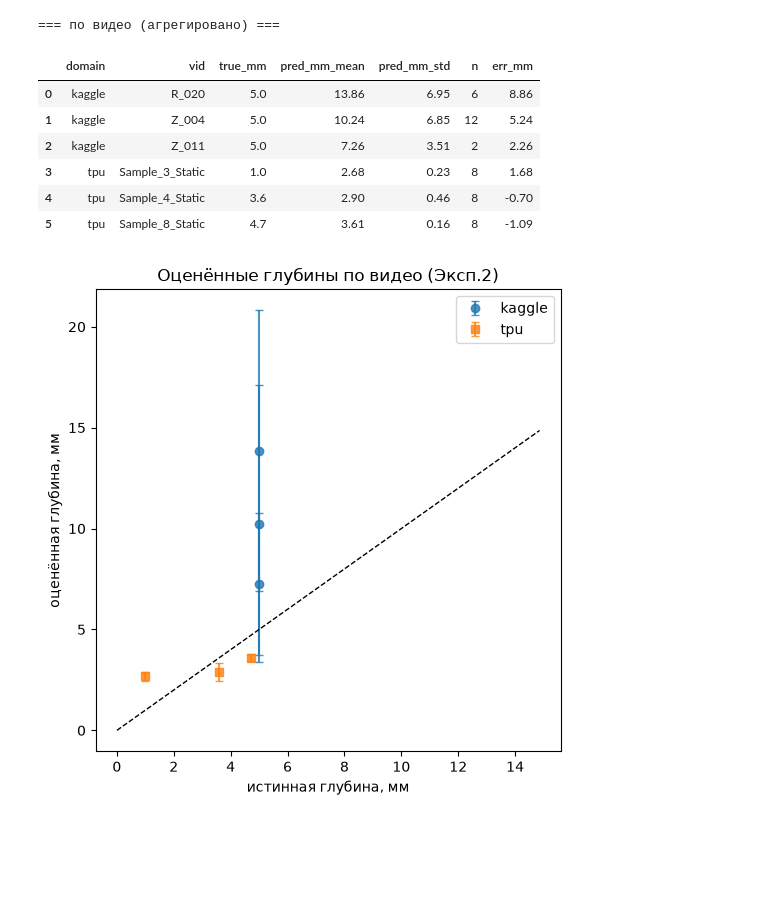
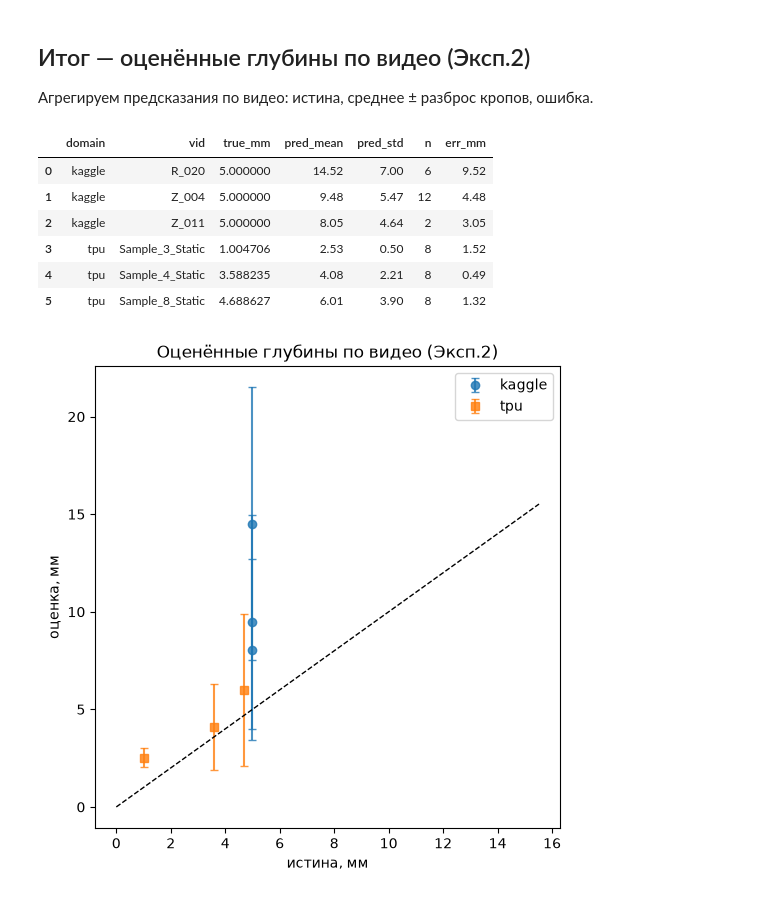
Before and after one commit to tomatoCoderq/thermal-control-ya-project, a Jupyter notebook: experiments/notebooks/regression_experiments.ipynb, the cells around one changed output. Saved outputs shown, nothing was run; the diff lists cells and outputs as text; code cells hidden in the pictures; blank space fills up the shorter version.

```diff
--- a/experiments/notebooks/regression_experiments.ipynb
+++ b/experiments/notebooks/regression_experiments.ipynb
@@ -381,10 +513,9 @@ grid_df = pd.DataFrame(grid_rows)
-# %%
-# сводка: по конфигу и домену (ключевые метрики)
-tbl = (grid_df.set_index(["model","mode","epochs","domain"])
-              [["mae_mm","rmse_mm","r2"]])
-tbl
 # %%
 # лучшие по tpu MAE (основная метрика на непокрытом диапазоне)
-(grid_df[grid_df.domain=="tpu"]
-   .sort_values("mae_mm")[["model","mode","epochs","mae_mm","rmse_mm"]]
-   .reset_index(drop=True))
+best = (grid_df[grid_df.domain == "tpu"].sort_values("mae_mm")
+        [["model", "mode", "epochs", "mae_mm", "rmse_mm"]].reset_index(drop=True))
+display(best)
+fig, ax = plt.subplots(figsize=(8, 3))
+lbl = grid_df[grid_df.domain == "tpu"].assign(cfg=lambda d: d.model + "|" + d.mode + "|" + d.epochs.astype(str))
+ax.bar(lbl.cfg, lbl.mae_mm, alpha=.7); ax.set_ylabel("tpu MAE, мм")
+ax.tick_params(axis="x", rotation=60); ax.set_title("Сетка — tpu MAE по конфигу"); plt.show()
@@ -463,35 +553,32 @@ df
-# %%
-# агрегировано по видео: истина, среднее предсказание, разброс, ошибка
-g = (df.groupby(["domain","vid"])
-       .agg(true_mm=("true_mm","first"),
-            pred_mm_mean=("pred_mm","mean"),
-            pred_mm_std=("pred_mm","std"),
-            n=("pred_mm","size"))
-       .reset_index())
-g["pred_mm_mean"] = g.pred_mm_mean.round(2)
-g["pred_mm_std"]  = g.pred_mm_std.round(2)
-g["err_mm"]       = (g.pred_mm_mean - g.true_mm).round(2)
-print("=== по видео (агрегировано) ===")
-g.sort_values(["domain","true_mm"])
-# %% [output]
-=== по видео (агрегировано) ===
-|  | domain | vid | true_mm | pred_mm_mean | pred_mm_std | n | err_mm |
-| 0 | kaggle | R_020 | 5.0 | 13.86 | 6.95 | 6 | 8.86 |
-| 1 | kaggle | Z_004 | 5.0 | 10.24 | 6.85 | 12 | 5.24 |
-| 2 | kaggle | Z_011 | 5.0 | 7.26 | 3.51 | 2 | 2.26 |
-| 3 | tpu | Sample_3_Static | 1.0 | 2.68 | 0.23 | 8 | 1.68 |
-| 4 | tpu | Sample_4_Static | 3.6 | 2.90 | 0.46 | 8 | -0.70 |
-| 5 | tpu | Sample_8_Static | 4.7 | 3.61 | 0.16 | 8 | -1.09 |
+# %% [markdown]
+## Итог — оценённые глубины по видео (Эксп.2)
+
+Агрегируем предсказания по видео: истина, среднее ± разброс кропов, ошибка.
 # %%
-# истина vs предсказание по видео
-fig, ax = plt.subplots(figsize=(6,6))
-for d, mk in [("kaggle","o"), ("tpu","s")]:
-    s = g[g.domain==d]
-    ax.errorbar(s.true_mm, s.pred_mm_mean, yerr=s.pred_mm_std, fmt=mk,
-                capsize=3, label=d, alpha=.8)
-lo, hi = 0, max(g.true_mm.max(), g.pred_mm_mean.max())+1
-ax.plot([lo,hi],[lo,hi],"k--",lw=1)
-ax.set_xlabel("истинная глубина, мм"); ax.set_ylabel("оценённая глубина, мм")
-ax.set_title("Оценённые глубины по видео (Эксп.2)"); ax.legend(); plt.show()
+rm = out2["metrics"]
+df = pd.DataFrame({"vid": [r[0] for r in test_idx], "domain": [r[4] for r in test_idx],
+                   "true_mm": rm.y_true, "pred_mm": rm.y_pred})
+g = (df.groupby(["domain", "vid"]).agg(true_mm=("true_mm", "first"),
+        pred_mean=("pred_mm", "mean"), pred_std=("pred_mm", "std"), n=("pred_mm", "size"))
+     .reset_index())
+g["err_mm"] = (g.pred_mean - g.true_mm).round(2)
+g[["pred_mean", "pred_std"]] = g[["pred_mean", "pred_std"]].round(2)
+display(g.sort_values(["domain", "true_mm"]))
+
+fig, ax = plt.subplots(figsize=(6, 6))
+for d, mk in [("kaggle", "o"), ("tpu", "s")]:
+    s = g[g.domain == d]
+    ax.errorbar(s.true_mm, s.pred_mean, yerr=s.pred_std, fmt=mk, capsize=3, alpha=.8, label=d)
+hi = max(g.true_mm.max(), g.pred_mean.max()) + 1
+ax.plot([0, hi], [0, hi], "k--", lw=1)
+ax.set_xlabel("истина, мм"); ax.set_ylabel("оценка, мм"); ax.legend()
+ax.set_title("Оценённые глубины по видео (Эксп.2)"); plt.show()
 # %% [output]
+|  | domain | vid | true_mm | pred_mean | pred_std | n | err_mm |
+| 0 | kaggle | R_020 | 5.000000 | 14.52 | 7.00 | 6 | 9.52 |
+| 1 | kaggle | Z_004 | 5.000000 | 9.48 | 5.47 | 12 | 4.48 |
+| 2 | kaggle | Z_011 | 5.000000 | 8.05 | 4.64 | 2 | 3.05 |
+| 3 | tpu | Sample_3_Static | 1.004706 | 2.53 | 0.50 | 8 | 1.52 |
+| 4 | tpu | Sample_4_Static | 3.588235 | 4.08 | 2.21 | 8 | 0.49 |
+| 5 | tpu | Sample_8_Static | 4.688627 | 6.01 | 3.90 | 8 | 1.32 |
-[figure, old version]
+[figure, new version]
```
Also changed, not shown: parts of 42 cells of this notebook, 2 other files.
